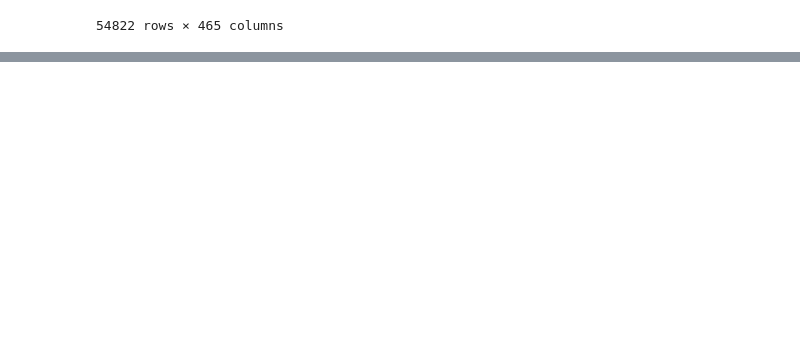
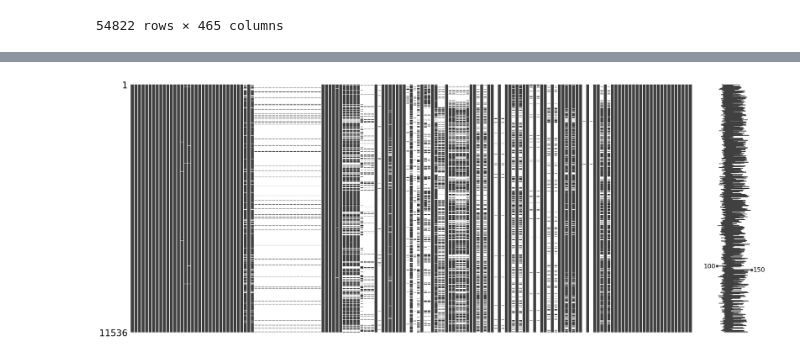
Before and after one commit to ChristopherG19/UVG_DS_Lab10, a Jupyter notebook: Laboratorio_10.ipynb, the cells around one changed output, grey strips where cells are left out. Drawn from its saved outputs; the diff is of its cells as text; code cells hidden in the pictures; blank space fills up the shorter version.

```diff
--- a/Laboratorio_10.ipynb
+++ b/Laboratorio_10.ipynb
@@ -60,0 +100,35 @@ df_Personas = pd.DataFrame(datos_Personas)
+# %%
+# cambiamos todos los nan por 0 en la pregunta: ¿Cuántas personas del hogar vive actualmente en otro pais ahora?
+df_Hogar['PPA11B'].fillna(0, inplace=True)
+# %%
+# cambiamos todos los nan por 0 en las preguntas:
+# En los ultimos 3 meses, ¿algún menor en su hogar dejo de tener alimentacion saludable?
+df_Hogar['P01H10'].fillna(0, inplace=True)
+# En los ultimos 3 meses, ¿algún menor en su hogar tuvo una alimentacion con poca variedad?
+df_Hogar['P01H11'].fillna(0, inplace=True)
+# En los ultimos 3 meses, ¿algún menor en su hogar dejo de desayunar/almorzar/cenar?
+df_Hogar['P01H12'].fillna(0, inplace=True)
+# En los ultimos 3 meses, ¿algún menor en su hogar comio menos de lo que debia
+df_Hogar['P01H13'].fillna(0, inplace=True)
+# En los ultimos 3 meses, ¿tuvieron que disminuir la cantidad servida a algun menor en su hogar?
+df_Hogar['P01H14'].fillna(0, inplace=True)
+# En los ultimos 3 meses, ¿algún menor en su hogar sintió hambre pero no comio
+df_Hogar['P01H15'].fillna(0, inplace=True)
+# En los ultimos 3 meses,¿algún menor en su hogar solo comio una vez o dejo de comer todo un dia?
+df_Hogar['P01H16'].fillna(0, inplace=True)
+# %%
+# Botamos las columnas de
+#  ¿Cuánto pagó por (...) que compró o consumió el mes pasado
+df_Hogar.drop('P01E02_9', axis=1, inplace=True)
+# ¿Qué cantidad de (...) compró o consumió durante el mes pasado?
+df_Hogar.drop('P01E03_9', axis=1, inplace=True)
+# %%
+# cambiamos los nan por 0 en las preguntas
+# ¿Cuánto pagan mensualmente de alquiler?
+df_Hogar['P01B03'].fillna(0, inplace=True) # Asumimos que el nan significa que no pagan alquiler
+# %%
+missing_data = df_Hogar.isnull()
+msno.matrix(df_Hogar)
+plt.show()
+# %% [output]
+[figure, added]
```
Also changed, not shown: parts of 8 cells of this notebook.
